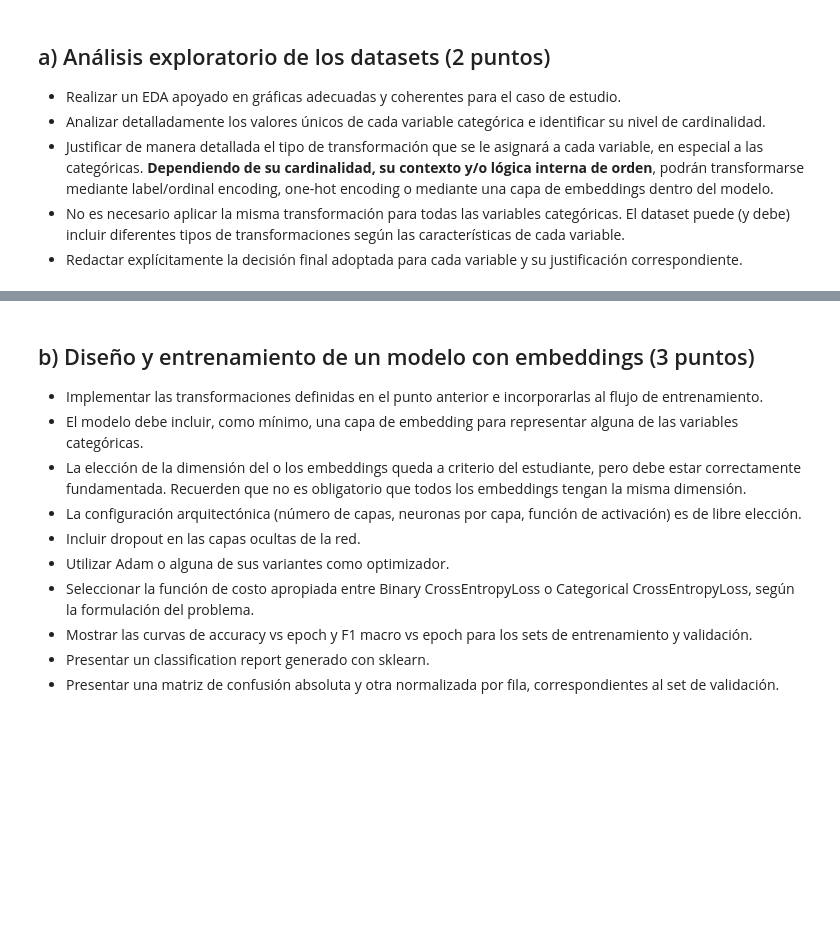
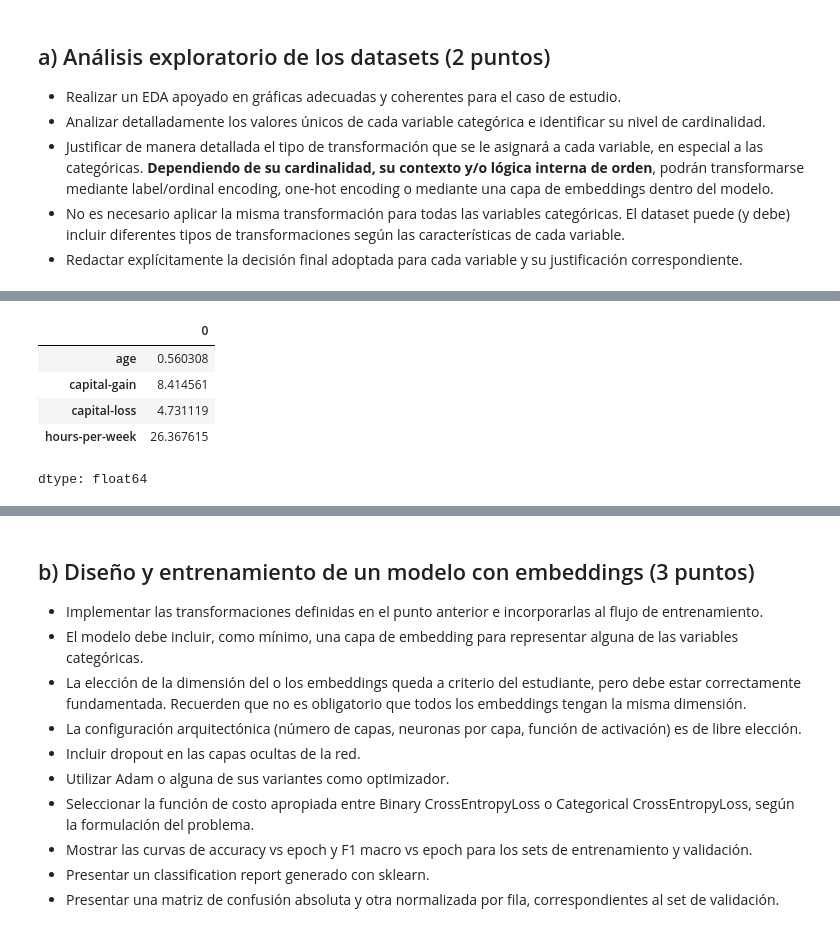
Before and after one commit to jbrazonath/CEIA_Analisis_de_datos, a Jupyter notebook: BRAZON-JOSMAR-DL-TP2-Co22.ipynb, the cells around one changed output, grey strips where cells are left out. Cells and saved outputs as stored; diff of their text form; code cells hidden in the pictures; blank space fills up the shorter version.

```diff
--- a/BRAZON-JOSMAR-DL-TP2-Co22.ipynb
+++ b/BRAZON-JOSMAR-DL-TP2-Co22.ipynb
@@ -67,0 +223,22 @@ Está compuesto por los siguientes features:
+# %%
+def porcentaje_outliers_IQR(df, cols):
+    n = len(df)
+    porcentajes = {}
+    for col in cols:
+        q1 = df[col].quantile(0.25)
+        q3 = df[col].quantile(0.75)
+        iqr = q3 - q1
+        li = q1 - 1.5 * iqr
+        ls = q3 + 1.5 * iqr
+        porcentajes[col] = ((df[col] < li) | (df[col] > ls)).sum() * 100 / n
+    return pd.Series(porcentajes)
+
+porc_outliers_train = porcentaje_outliers_IQR(df_train, num_cols)
+porc_outliers_train
+# %% [output]
+|  | 0 |
+| age | 0.560308 |
+| capital-gain | 8.414561 |
+| capital-loss | 4.731119 |
+| hours-per-week | 26.367615 |
+dtype: float64
```
Also changed, not shown: parts of 14 cells of this notebook.
